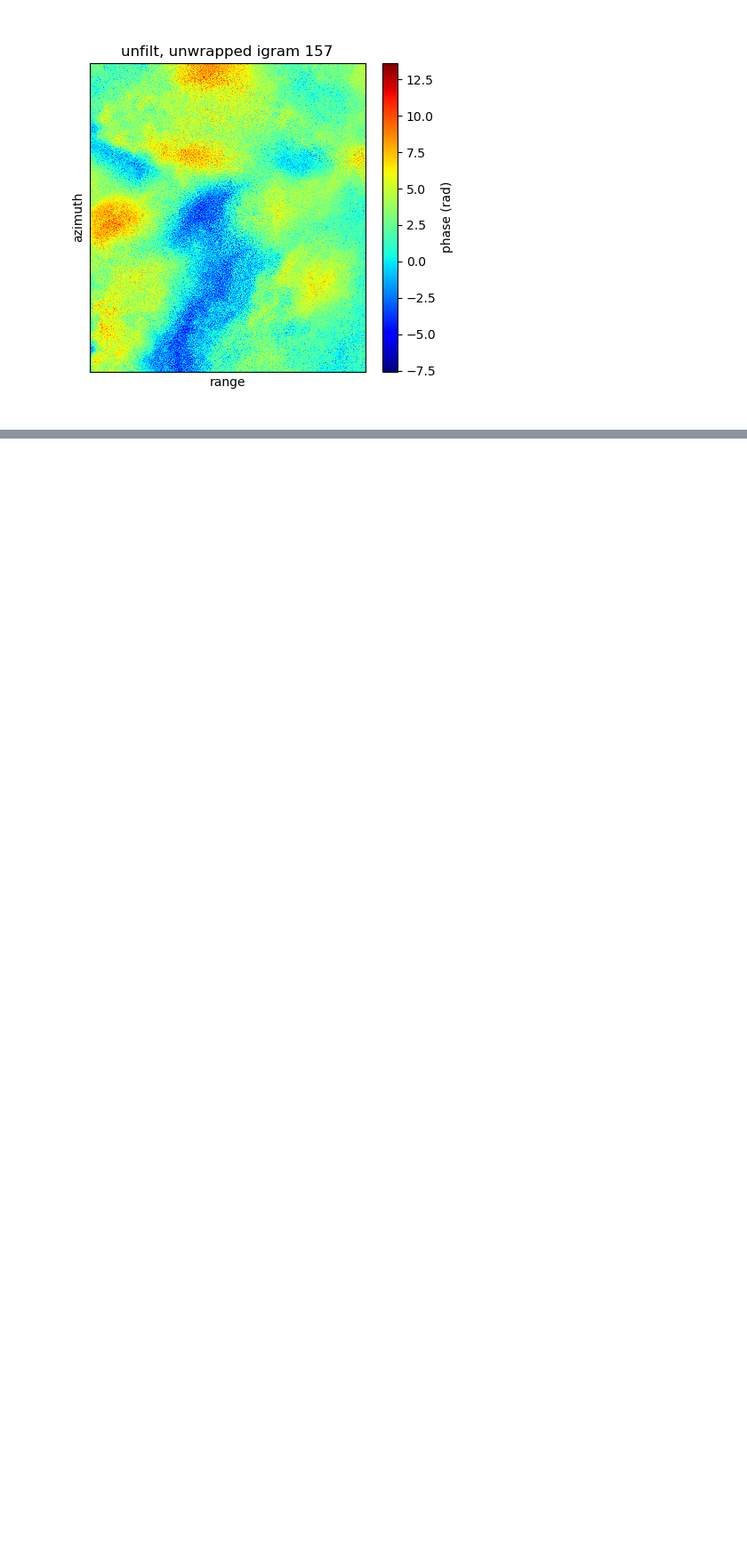
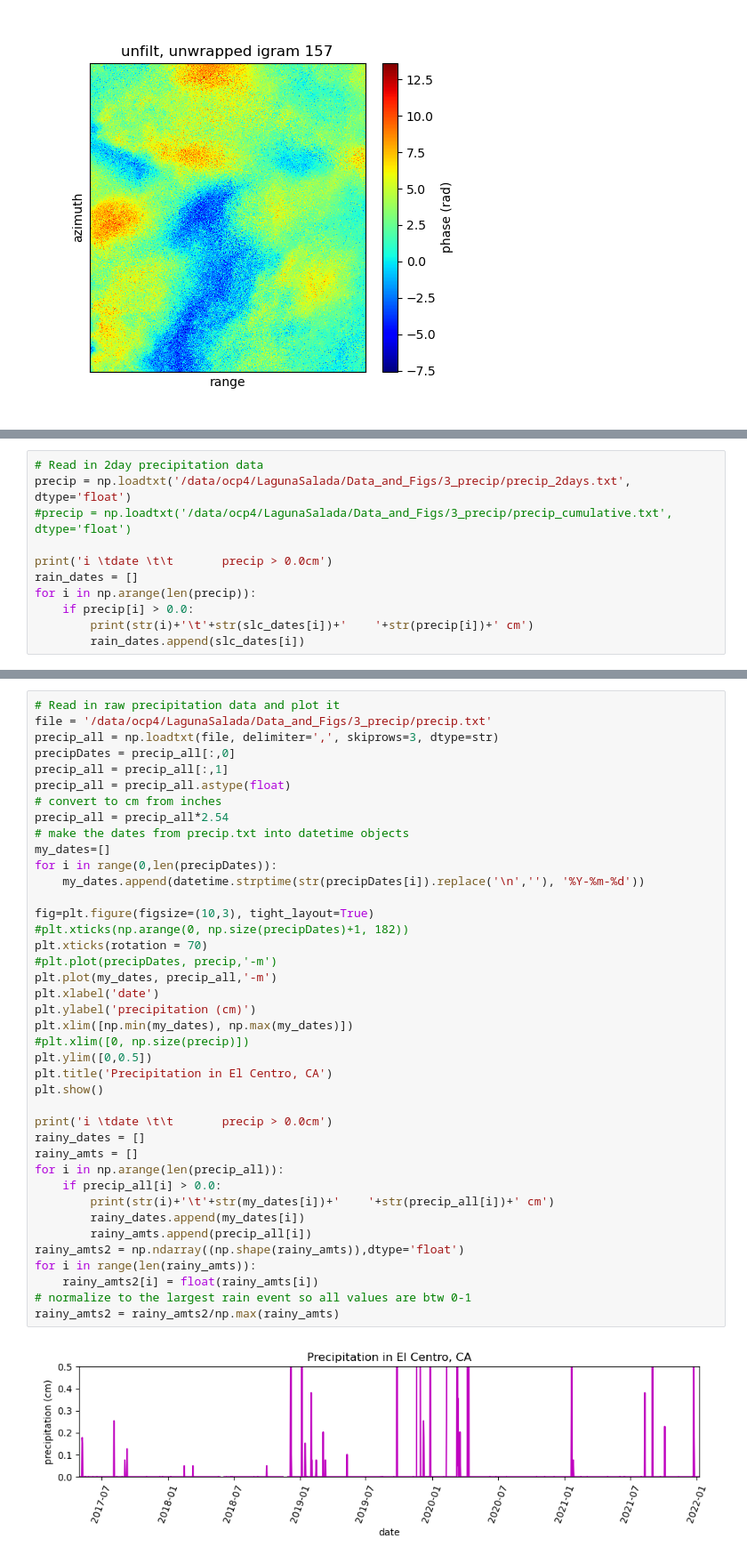
Before and after one commit to opaschall/LagunaSalada, a Jupyter notebook: 1_igrams/baselines.ipynb, the cells around one changed output, grey strips where cells are left out. Shown at 89% size. Saved outputs shown, nothing was run; the diff lists cells and outputs as text; blank space fills up the shorter version.

```diff
--- a/1_igrams/baselines.ipynb
+++ b/1_igrams/baselines.ipynb
@@ -178,0 +228,11 @@ What do skip1 baselines look like?
+# %%
+# Read in 2day precipitation data
+precip = np.loadtxt('/data/ocp4/LagunaSalada/Data_and_Figs/3_precip/precip_2days.txt', dtype='float')
+#precip = np.loadtxt('/data/ocp4/LagunaSalada/Data_and_Figs/3_precip/precip_cumulative.txt', dtype='float')
+
+print('i \tdate \t\t       precip > 0.0cm')
+rain_dates = []
+for i in np.arange(len(precip)):
+    if precip[i] > 0.0:
+        print(str(i)+'\t'+str(slc_dates[i])+'    '+str(precip[i])+' cm')
+        rain_dates.append(slc_dates[i])
@@ -178,0 +254,42 @@ What do skip1 baselines look like?
+# %%
+# Read in raw precipitation data and plot it
+file = '/data/ocp4/LagunaSalada/Data_and_Figs/3_precip/precip.txt'
+precip_all = np.loadtxt(file, delimiter=',', skiprows=3, dtype=str)
+precipDates = precip_all[:,0]
+precip_all = precip_all[:,1]
+precip_all = precip_all.astype(float)
+# convert to cm from inches
+precip_all = precip_all*2.54
+# make the dates from precip.txt into datetime objects
+my_dates=[]
+for i in range(0,len(precipDates)):
+    my_dates.append(datetime.strptime(str(precipDates[i]).replace('\n',''), '%Y-%m-%d'))
+
+fig=plt.figure(figsize=(10,3), tight_layout=True)
+#plt.xticks(np.arange(0, np.size(precipDates)+1, 182))
+plt.xticks(rotation = 70)
+#plt.plot(precipDates, precip,'-m')
+plt.plot(my_dates, precip_all,'-m')
+plt.xlabel('date')
+plt.ylabel('precipitation (cm)')
+plt.xlim([np.min(my_dates), np.max(my_dates)])
+#plt.xlim([0, np.size(precip)])
+plt.ylim([0,0.5])
+plt.title('Precipitation in El Centro, CA')
+plt.show()
+
+print('i \tdate \t\t       precip > 0.0cm')
+rainy_dates = []
+rainy_amts = []
+for i in np.arange(len(precip_all)):
+    if precip_all[i] > 0.0:
+        print(str(i)+'\t'+str(my_dates[i])+'    '+str(precip_all[i])+' cm')
+        rainy_dates.append(my_dates[i])
+        rainy_amts.append(precip_all[i])
+rainy_amts2 = np.ndarray((np.shape(rainy_amts)),dtype='float')
+for i in range(len(rainy_amts)):
+    rainy_amts2[i] = float(rainy_amts[i])
+# normalize to the largest rain event so all values are btw 0-1
+rainy_amts2 = rainy_amts2/np.max(rainy_amts)
+# %% [output]
+[figure, added]
```
Also changed, not shown: parts of 15 cells of this notebook, 40 other files.
